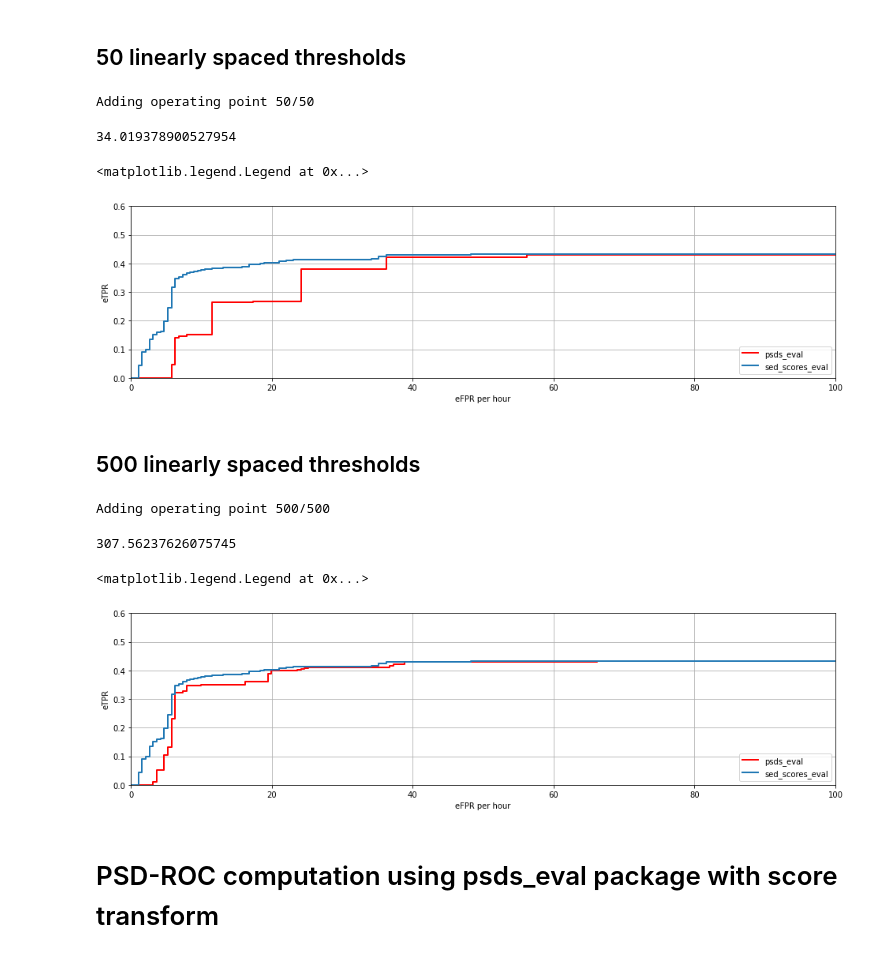
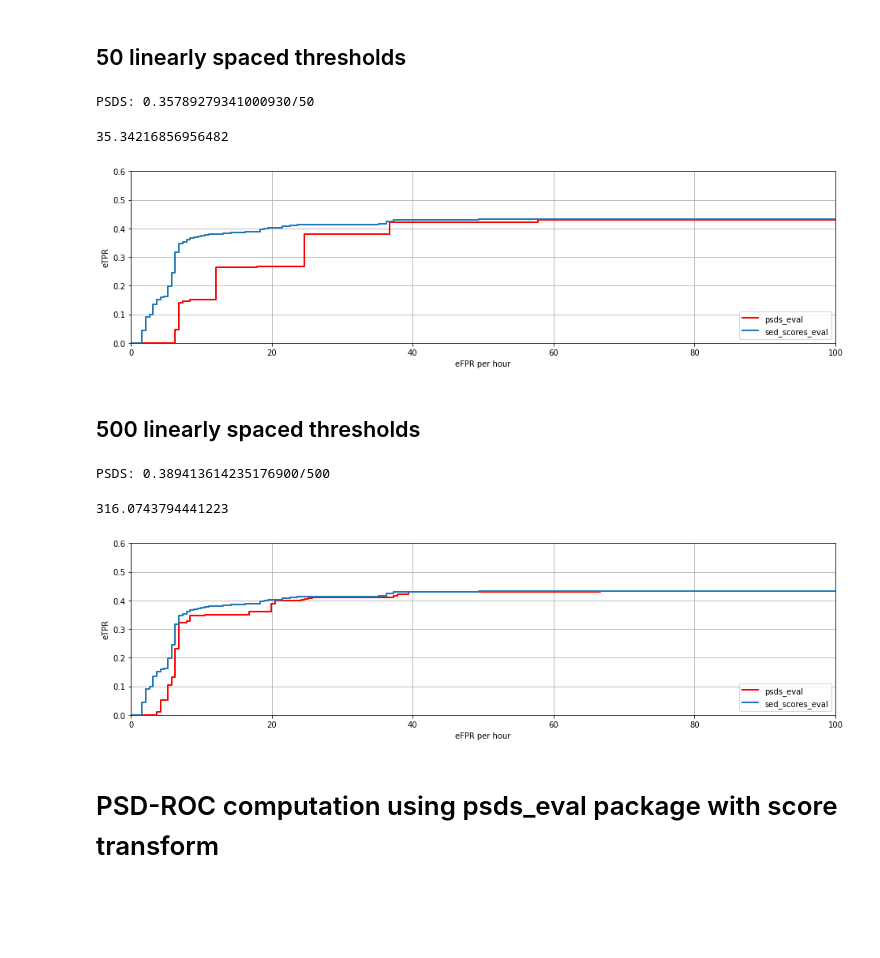
Before and after one commit to fgnt/sed_scores_eval, a Jupyter notebook: notebooks/psds.ipynb, the cells around one changed output. Saved outputs shown, nothing was run; the diff lists cells and outputs as text; code cells hidden in the pictures; blank space fills up the shorter version.

```diff
--- a/notebooks/psds.ipynb
+++ b/notebooks/psds.ipynb
@@ -60,24 +61,24 @@ tic = time()
     alpha_ct=alpha_ct, alpha_st=alpha_st,
     unit_of_time='hour', max_efpr=100.,
 )
+print('PSDS:', psds_approx)
 etpr_approx, efpr_approx = psd_roc_approx
 time() - tic
 # %% [output]
-Adding operating point 50/50
+PSDS: 0.35789279341000930/50
-34.019378900527954
+35.34216856956482
 # %%
 plt.figure(figsize=(16,4))
 plt.ylim(.0,.6)
 plt.xlim(0,100)
 plt.grid()
 plt.ylabel('eTPR')
 plt.xlabel('eFPR per hour')
-plt.step(efpr_approx, etpr_approx, 'r', lw=2)
-plt.step(efpr, etpr, lw=2)
-plt.legend([ 'psds_eval', 'sed_scores_eval',], loc='lower right')
+plt.step(efpr_approx, etpr_approx, 'r', lw=2, where='post')
+plt.step(efpr, etpr, lw=2, where='post')
+plt.legend([ 'psds_eval', 'sed_scores_eval',], loc='lower right');
 # %% [output]
-<matplotlib.legend.Legend at 0x...>
-[figure, old version]
+[figure, new version]
 # %% [markdown]
 ## 500 linearly spaced thresholds
 # %%
@@ -95,11 +96,12 @@ tic = time()
     alpha_ct=alpha_ct, alpha_st=alpha_st,
     unit_of_time='hour', max_efpr=100.,
 )
+print('PSDS:', psds_approx)
 etpr_approx, efpr_approx = psd_roc_approx
 time() - tic
 # %% [output]
-Adding operating point 500/500
+PSDS: 0.389413614235176900/500
-307.56237626075745
+316.0743794441223
 # %%
 plt.figure(figsize=(16,4))
 plt.ylim(.0,.6)
@@ -107,12 +109,11 @@ plt.xlim(0,100)
 plt.grid()
 plt.ylabel('eTPR')
 plt.xlabel('eFPR per hour')
-plt.step(efpr_approx, etpr_approx, 'r', lw=2)
-plt.step(efpr, etpr, lw=2)
-plt.legend([ 'psds_eval', 'sed_scores_eval',], loc='lower right')
+plt.step(efpr_approx, etpr_approx, 'r', lw=2, where='post')
+plt.step(efpr, etpr, lw=2, where='post')
+plt.legend([ 'psds_eval', 'sed_scores_eval',], loc='lower right');
 # %% [output]
-<matplotlib.legend.Legend at 0x...>
-[figure, old version]
+[figure, new version]
 # %% [markdown]
 # PSD-ROC computation using psds_eval package with score transform
 # %%
```
Also changed, not shown: parts of 6 cells of this notebook.
